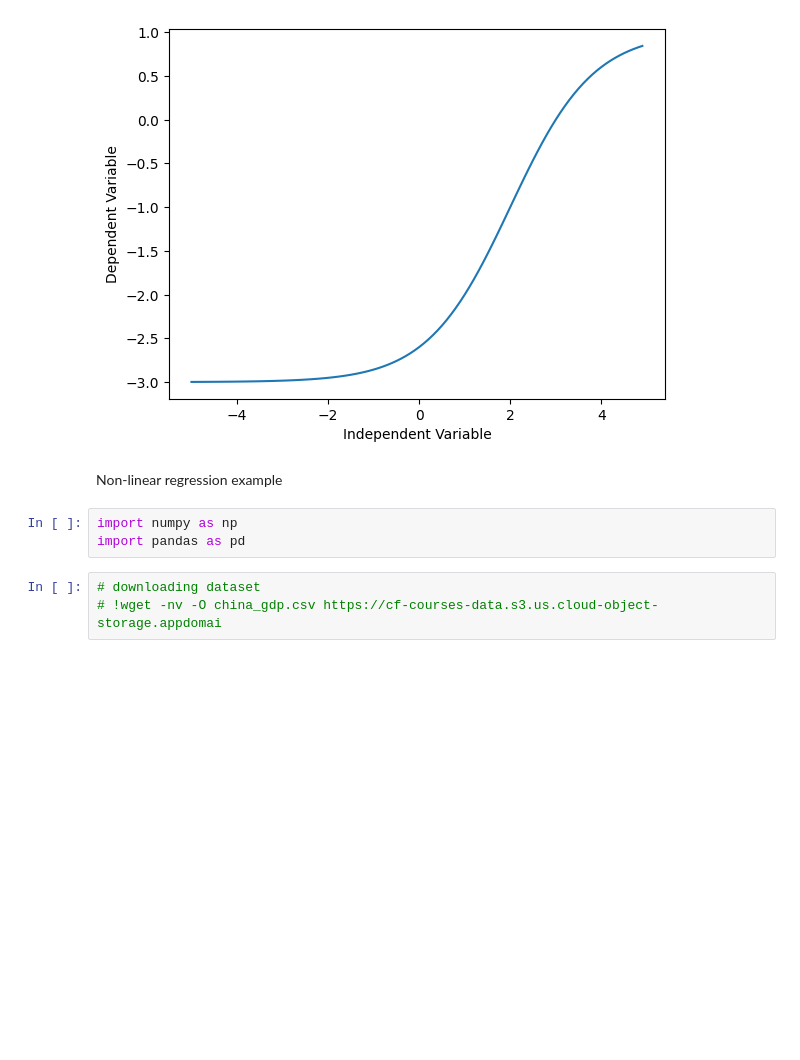
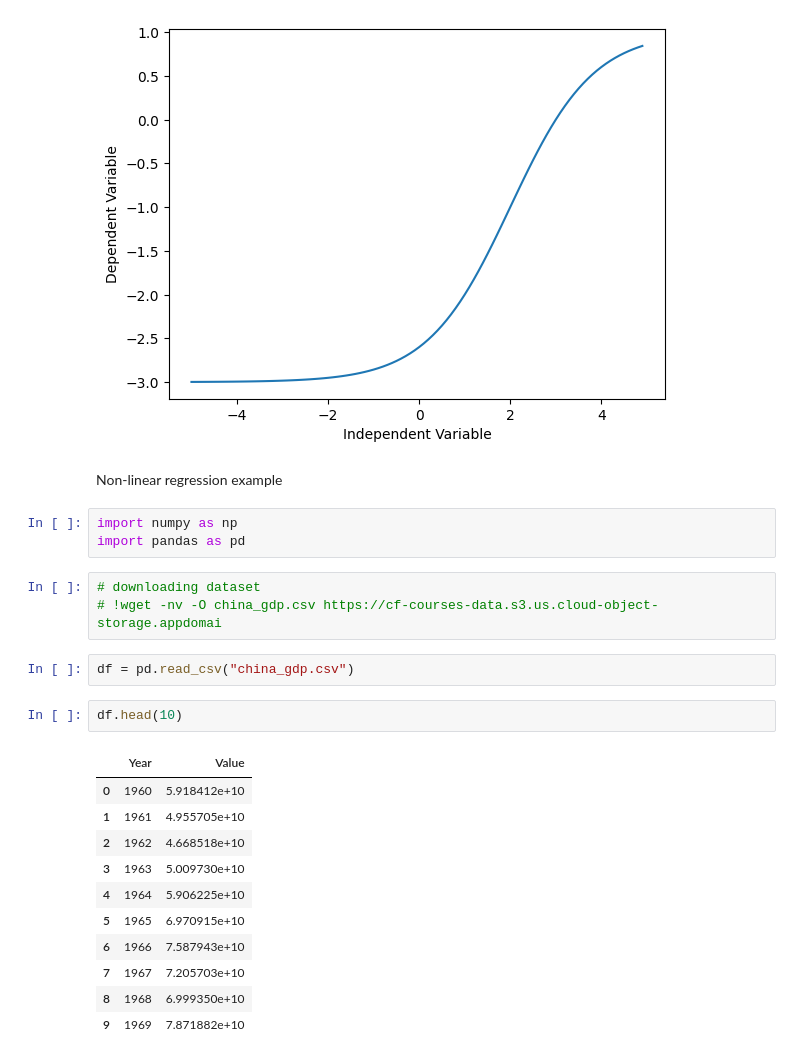
Before and after one commit to BusraSarikaya1/data, a Jupyter notebook: week 7/7-example.ipynb, the cells around one changed output. Cells and saved outputs as stored; diff of their text form; blank space fills up the shorter version.

```diff
--- a/week 7/7-example.ipynb
+++ b/week 7/7-example.ipynb
@@ -107,3 +107,19 @@ import pandas as pd
 # %%
 # downloading dataset
 # !wget -nv -O china_gdp.csv https://cf-courses-data.s3.us.cloud-object-storage.appdomai
+# %%
+df = pd.read_csv("china_gdp.csv")
+# %%
+df.head(10)
+# %% [output]
+|  | Year | Value |
+| 0 | 1960 | 5.918412e+10 |
+| 1 | 1961 | 4.955705e+10 |
+| 2 | 1962 | 4.668518e+10 |
+| 3 | 1963 | 5.009730e+10 |
+| 4 | 1964 | 5.906225e+10 |
+| 5 | 1965 | 6.970915e+10 |
+| 6 | 1966 | 7.587943e+10 |
+| 7 | 1967 | 7.205703e+10 |
+| 8 | 1968 | 6.999350e+10 |
+| 9 | 1969 | 7.871882e+10 |
```
Also changed, not shown: parts of 11 cells of this notebook.
